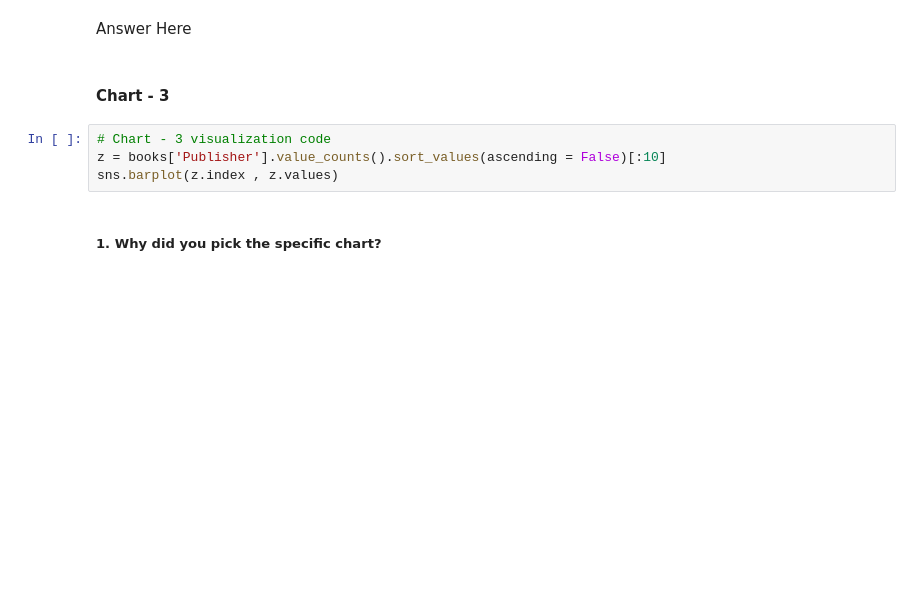
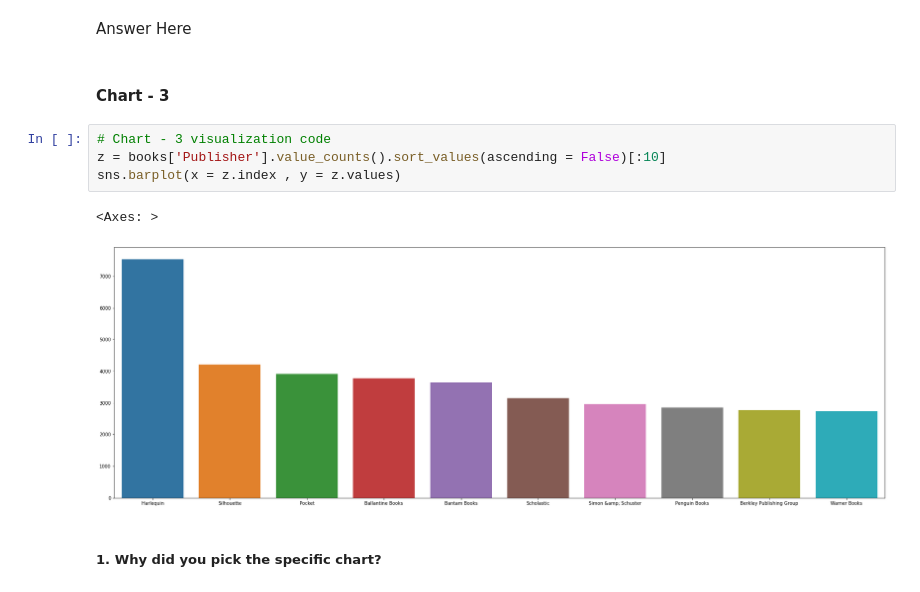
Before and after one commit to vivek72v/Book_Recommendation_Sysytem, a Jupyter notebook: Final_Book_Recommendation_System.ipynb, the cells around one changed output. Saved outputs shown, nothing was run; the diff lists cells and outputs as text; blank space fills up the shorter version.

```diff
--- a/Final_Book_Recommendation_System.ipynb
+++ b/Final_Book_Recommendation_System.ipynb
@@ -272,7 +522,10 @@ Answer Here
 # %%
 # Chart - 3 visualization code
 z = books['Publisher'].value_counts().sort_values(ascending = False)[:10]
-sns.barplot(z.index , z.values)
+sns.barplot(x = z.index , y = z.values)
+# %% [output]
+<Axes: >
+[figure, added]
 # %% [markdown]
 ##### 1. Why did you pick the specific chart?
 # %% [markdown]
```
Also changed, not shown: parts of 58 cells of this notebook.
